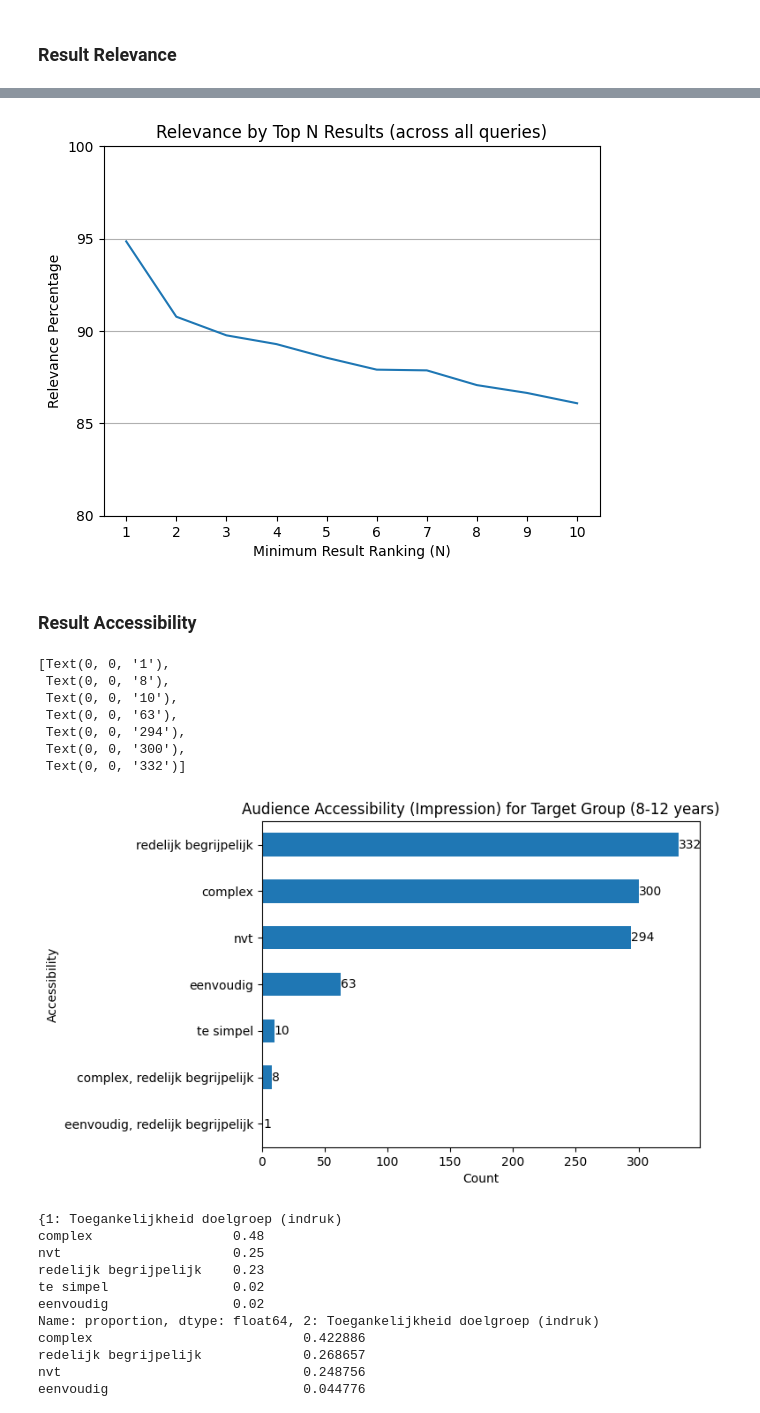
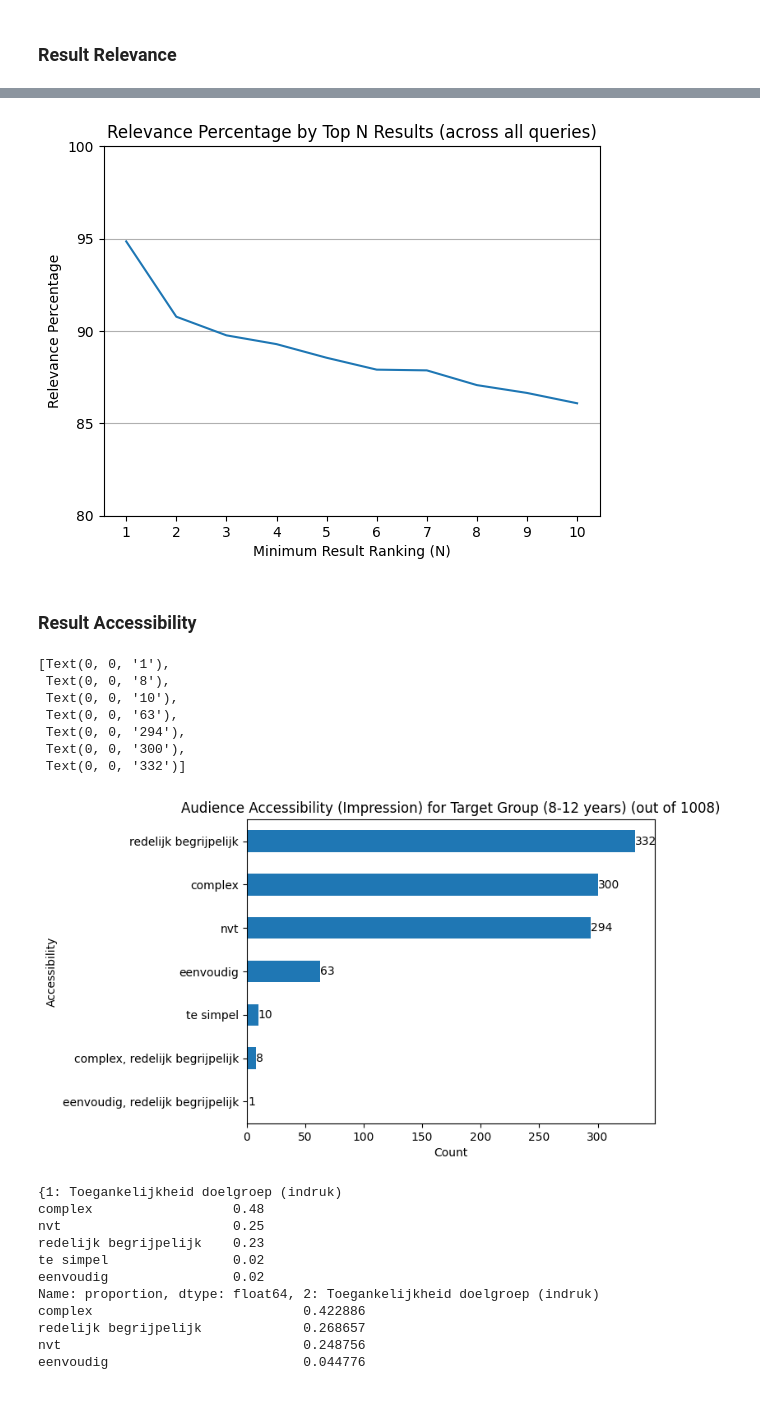
Before and after one commit to SlimZoeken/100queries, a Jupyter notebook: notebooks/analysis.ipynb, the cells around one changed output, grey strips where cells are left out. Cells and saved outputs as stored; diff of their text form; code cells hidden in the pictures.

Commit message:
Refine plot titles.

```diff
--- a/notebooks/analysis.ipynb
+++ b/notebooks/analysis.ipynb
@@ -268,7 +278,7 @@ for n in range(1, 11):
 pd.DataFrame(relevant.items(), columns=["Ranking", "Relevance"]).set_index(
     "Ranking"
 ).plot(
-    title="Relevance by Top N Results (across all queries)",
+    title="Relevance Percentage by Top N Results (across all queries)",
     xlabel="Minimum Result Ranking (N)",
     ylabel="Relevance Percentage",
     xticks=range(1, 11),
@@ -276,30 +286,30 @@ pd.DataFrame(relevant.items(), columns=["Ranking", "Relevance"]).set_index(
     legend=False,
 ).grid(axis="y")
 # %% [output]
-[figure, old version]
+[figure, new version]
 # %% [markdown]
 ### Result Accessibility
 # %%
 ax = (
     results["Toegankelijkheid doelgroep (indruk)"]
     .value_counts(ascending=True)
     .plot(
         kind="barh",
-        title="Audience Accessibility (Impression) for Target Group (8-12 years)",
+        title=f"Audience Accessibility (Impression) for Target Group (8-12 years) (out of {len(results)})",
         xlabel="Count",
         ylabel="Accessibility",
     )
 )
 ax.bar_label(ax.containers[0])
 # %% [output]
 [Text(0, 0, '1'),
  Text(0, 0, '8'),
  Text(0, 0, '10'),
  Text(0, 0, '63'),
  Text(0, 0, '294'),
  Text(0, 0, '300'),
  Text(0, 0, '332')]
-[figure, old version]
+[figure, new version]
 # %%
 # TODO: toegankelijkheid doelgroep (indruk) per ranking
 
```
Also changed, not shown: parts of 8 cells of this notebook.
